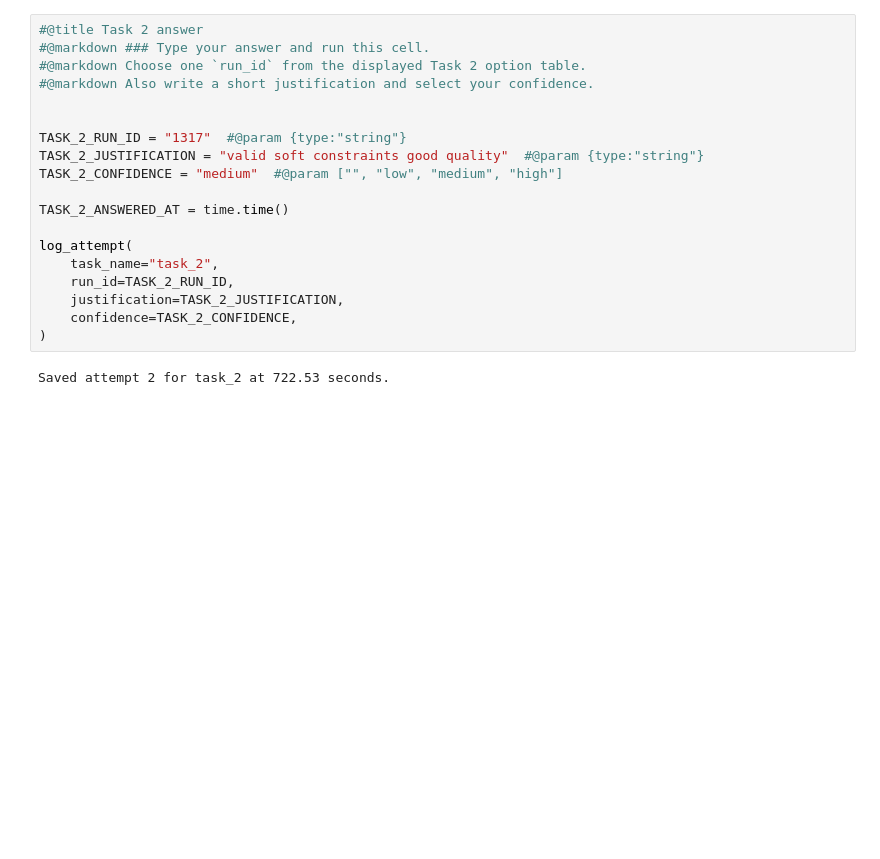
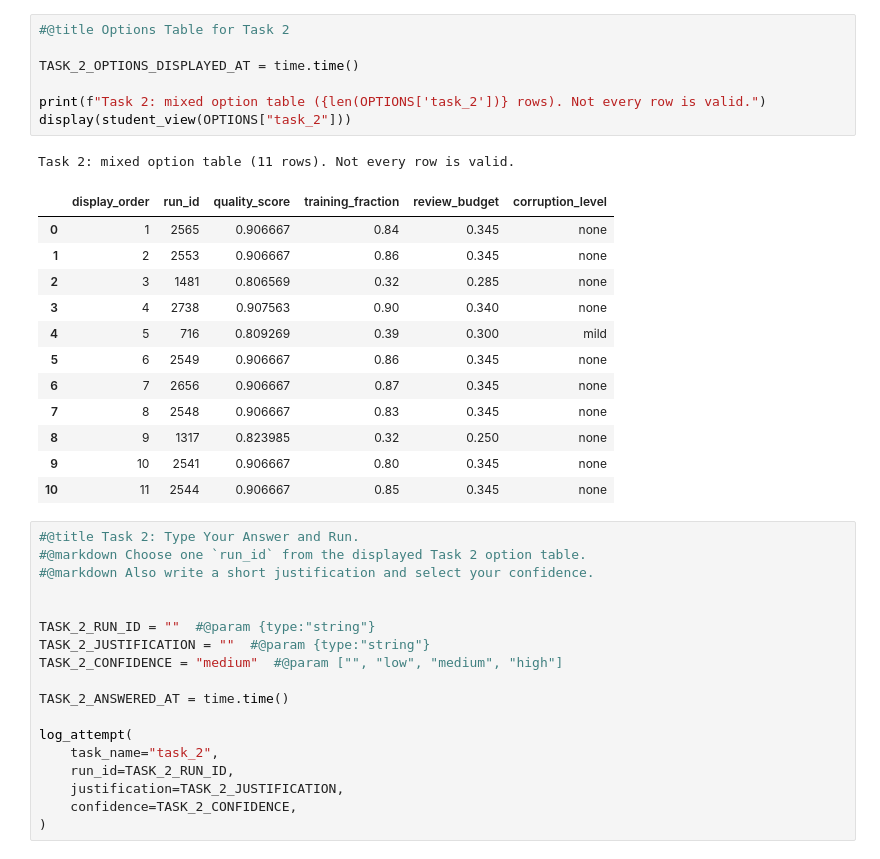
Before and after one commit to sabri-manai/user-study-cf-hpo-xai, a Jupyter notebook: user_study_notebook.ipynb, the cells around one changed output. Cells and saved outputs as stored; diff of their text form; blank space fills up the shorter version.

```diff
--- a/user_study_notebook.ipynb
+++ b/user_study_notebook.ipynb
@@ -360,12 +331,32 @@ Saved attempt 1 for task_1 at 509.82 seconds.
+# %%
+#@title Options Table for Task 2
+
+TASK_2_OPTIONS_DISPLAYED_AT = time.time()
+
+print(f"Task 2: mixed option table ({len(OPTIONS['task_2'])} rows). Not every row is valid.")
+display(student_view(OPTIONS["task_2"]))
+# %% [output]
+Task 2: mixed option table (11 rows). Not every row is valid.
+|  | display_order | run_id | quality_score | training_fraction | review_budget | corruption_level |
+| 0 | 1 | 2565 | 0.906667 | 0.84 | 0.345 | none |
+| 1 | 2 | 2553 | 0.906667 | 0.86 | 0.345 | none |
+| 2 | 3 | 1481 | 0.806569 | 0.32 | 0.285 | none |
+| 3 | 4 | 2738 | 0.907563 | 0.90 | 0.340 | none |
+| 4 | 5 | 716 | 0.809269 | 0.39 | 0.300 | mild |
+| 5 | 6 | 2549 | 0.906667 | 0.86 | 0.345 | none |
+| 6 | 7 | 2656 | 0.906667 | 0.87 | 0.345 | none |
+| 7 | 8 | 2548 | 0.906667 | 0.83 | 0.345 | none |
+| 8 | 9 | 1317 | 0.823985 | 0.32 | 0.250 | none |
+| 9 | 10 | 2541 | 0.906667 | 0.80 | 0.345 | none |
+| 10 | 11 | 2544 | 0.906667 | 0.85 | 0.345 | none |
 # %%
-#@title Task 2 answer
-#@markdown ### Type your answer and run this cell.
+#@title Task 2: Type Your Answer and Run.
 #@markdown Choose one `run_id` from the displayed Task 2 option table.
 #@markdown Also write a short justification and select your confidence.
 
 
-TASK_2_RUN_ID = "1317"  #@param {type:"string"}
-TASK_2_JUSTIFICATION = "valid soft constraints good quality"  #@param {type:"string"}
+TASK_2_RUN_ID = ""  #@param {type:"string"}
+TASK_2_JUSTIFICATION = ""  #@param {type:"string"}
 TASK_2_CONFIDENCE = "medium"  #@param ["", "low", "medium", "high"]
 
 TASK_2_ANSWERED_AT = time.time()
@@ -376,6 +367,4 @@ log_attempt(
     justification=TASK_2_JUSTIFICATION,
     confidence=TASK_2_CONFIDENCE,
 )
-# %% [output]
-Saved attempt 2 for task_2 at 722.53 seconds.
 # %%
```
Also changed, not shown: parts of 11 cells of this notebook.
